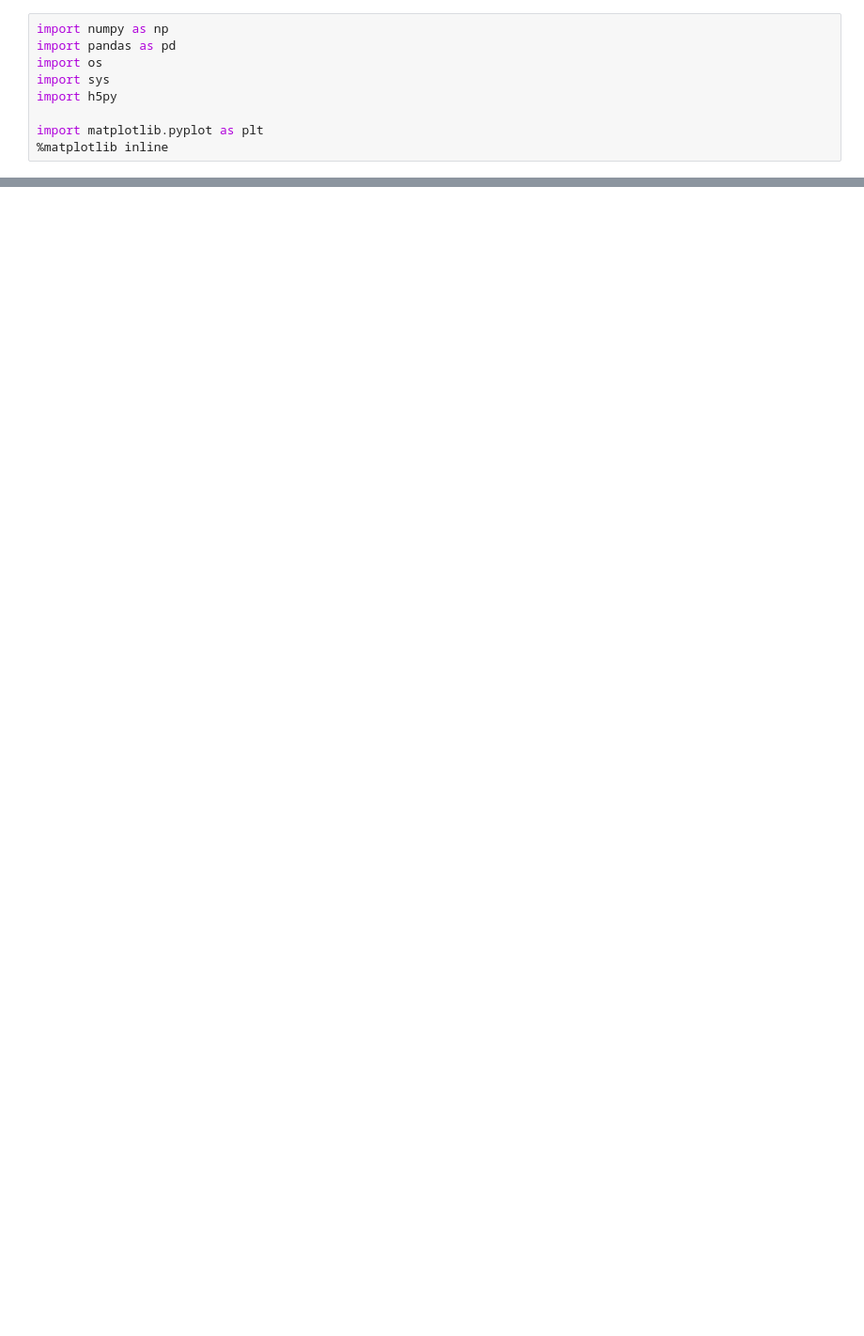
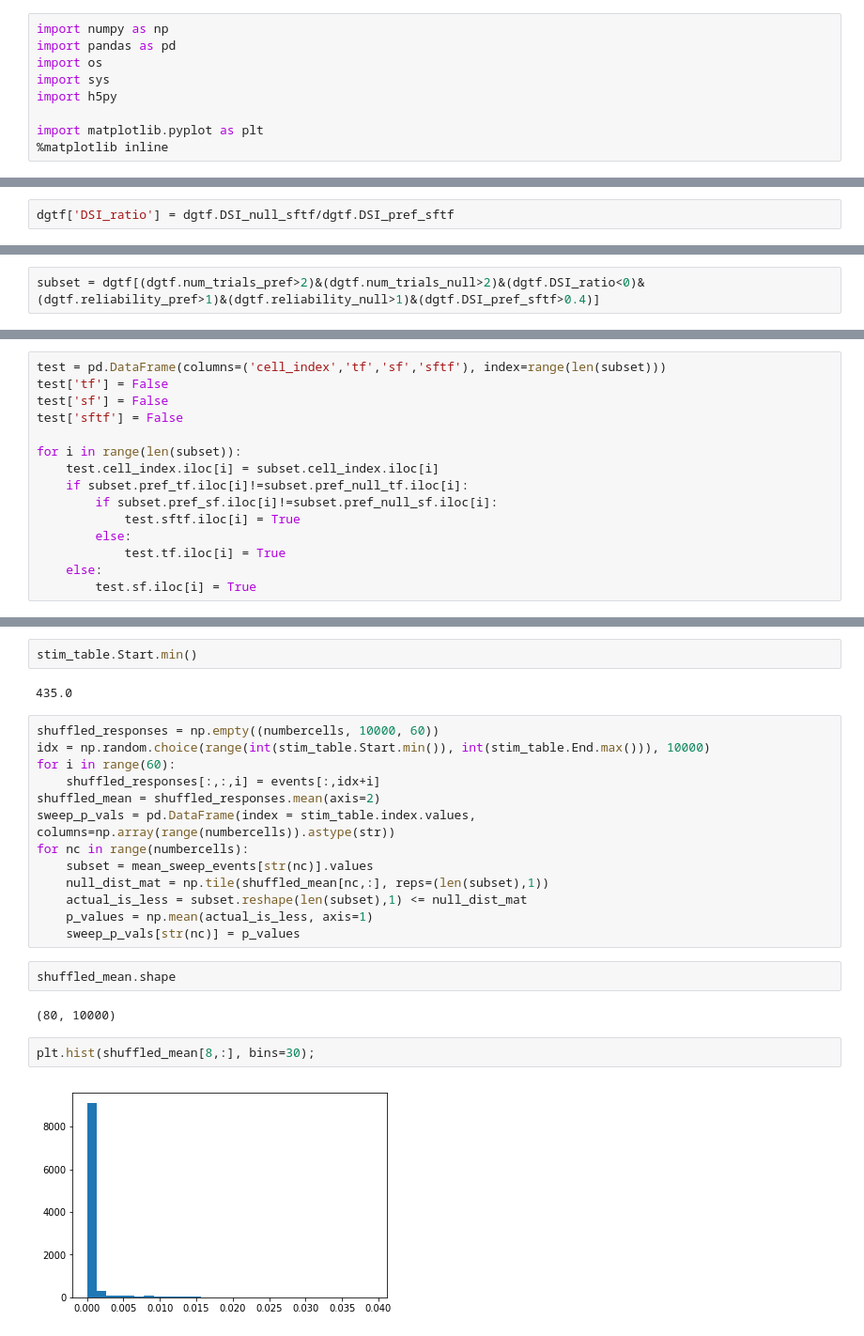
Before and after one commit to saskiad/direction_flipping, a Jupyter notebook: SFTF_code/SFTF DGTF.ipynb, the cells around one changed output, grey strips where cells are left out. Shown at 94% size. Saved outputs shown, nothing was run; the diff lists cells and outputs as text; blank space fills up the shorter version.

```diff
--- a/SFTF_code/SFTF DGTF.ipynb
+++ b/SFTF_code/SFTF DGTF.ipynb
@@ -13,0 +308,2 @@ ImportError: No module named sync
+# %%
+dgtf['DSI_ratio'] = dgtf.DSI_null_sftf/dgtf.DSI_pref_sftf
@@ -13,0 +324,2 @@ ImportError: No module named sync
+# %%
+subset = dgtf[(dgtf.num_trials_pref>2)&(dgtf.num_trials_null>2)&(dgtf.DSI_ratio<0)&(dgtf.reliability_pref>1)&(dgtf.reliability_null>1)&(dgtf.DSI_pref_sftf>0.4)]
@@ -13,0 +352,15 @@ ImportError: No module named sync
+# %%
+test = pd.DataFrame(columns=('cell_index','tf','sf','sftf'), index=range(len(subset)))
+test['tf'] = False
+test['sf'] = False
+test['sftf'] = False
+
+for i in range(len(subset)):
+    test.cell_index.iloc[i] = subset.cell_index.iloc[i]
+    if subset.pref_tf.iloc[i]!=subset.pref_null_tf.iloc[i]:
+        if subset.pref_sf.iloc[i]!=subset.pref_null_sf.iloc[i]:
+            test.sftf.iloc[i] = True
+        else:
+            test.tf.iloc[i] = True
+    else:
+        test.sf.iloc[i] = True
@@ -13,0 +486,25 @@ ImportError: No module named sync
+# %%
+stim_table.Start.min()
+# %% [output]
+435.0
+# %%
+shuffled_responses = np.empty((numbercells, 10000, 60))
+idx = np.random.choice(range(int(stim_table.Start.min()), int(stim_table.End.max())), 10000)
+for i in range(60):
+    shuffled_responses[:,:,i] = events[:,idx+i]
+shuffled_mean = shuffled_responses.mean(axis=2)
+sweep_p_vals = pd.DataFrame(index = stim_table.index.values, columns=np.array(range(numbercells)).astype(str))
+for nc in range(numbercells):
+    subset = mean_sweep_events[str(nc)].values
+    null_dist_mat = np.tile(shuffled_mean[nc,:], reps=(len(subset),1))
+    actual_is_less = subset.reshape(len(subset),1) <= null_dist_mat
+    p_values = np.mean(actual_is_less, axis=1)
+    sweep_p_vals[str(nc)] = p_values
+# %%
+shuffled_mean.shape
+# %% [output]
+(80, 10000)
+# %%
+plt.hist(shuffled_mean[8,:], bins=30);
+# %% [output]
+[figure, added]
```
Also changed, not shown: parts of 64 cells of this notebook, 2 other files.
